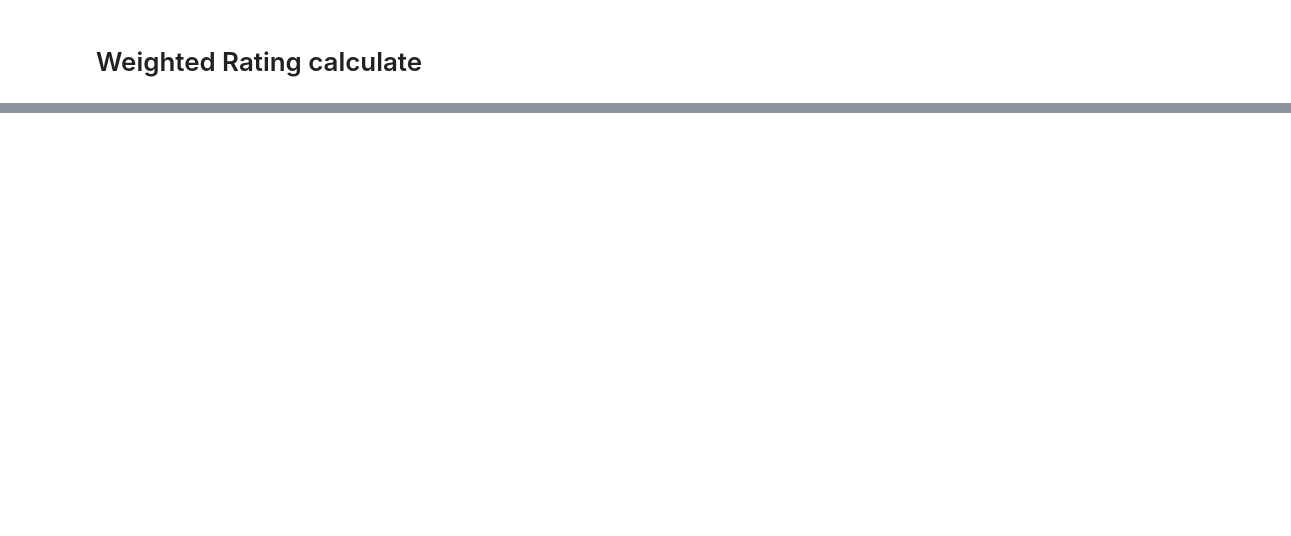
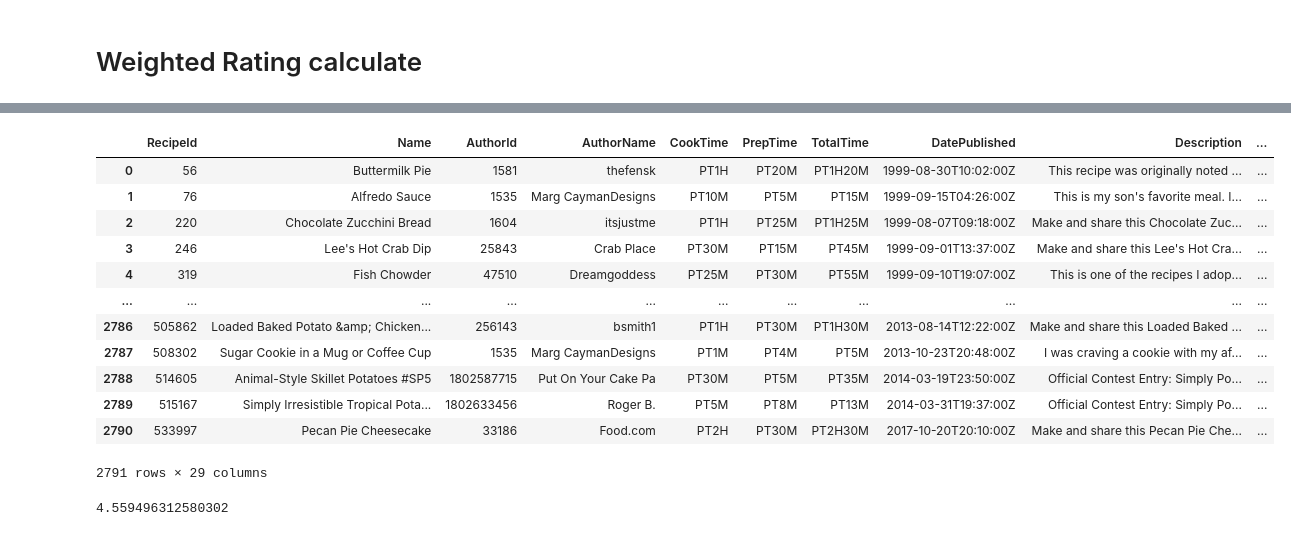
Before and after one commit to dumpfordummy/BACS2003-Recipe-Recommendation, a Jupyter notebook: Engage-22-Project-Bongrub-main/Engage-22-Project-Bongrub-main/CollaborativeModel.ipynb, the cells around one changed output, grey strips where cells are left out. Saved outputs shown, nothing was run; the diff lists cells and outputs as text; code cells hidden in the pictures; blank space fills up the shorter version.

```diff
--- a/Engage-22-Project-Bongrub-main/Engage-22-Project-Bongrub-main/CollaborativeModel.ipynb
+++ b/Engage-22-Project-Bongrub-main/Engage-22-Project-Bongrub-main/CollaborativeModel.ipynb
@@ -204,11 +265,28 @@ m = threshold
 # %%
 # Creating and merging smaller recipes dataframe with individual rating counts for a recipe
 #recipesSubDataFrame = recipes.iloc[:9000]
 weightedPopularRecipes = recipes.merge(RatingCounts, on='RecipeId')
+weightedPopularRecipes
+# %% [output]
+|  | RecipeId | Name | AuthorId | AuthorName | CookTime | PrepTime | TotalTime | DatePublished | Description | ... |
+| 0 | 56 | Buttermilk Pie | 1581 | thefensk | PT1H | PT20M | PT1H20M | 1999-08-30T10:02:00Z | This recipe was originally noted ... | ... |
+| 1 | 76 | Alfredo Sauce | 1535 | Marg CaymanDesigns | PT10M | PT5M | PT15M | 1999-09-15T04:26:00Z | This is my son's favorite meal. I... | ... |
+| 2 | 220 | Chocolate Zucchini Bread | 1604 | itsjustme | PT1H | PT25M | PT1H25M | 1999-08-07T09:18:00Z | Make and share this Chocolate Zuc... | ... |
+| 3 | 246 | Lee's Hot Crab Dip | 25843 | Crab Place | PT30M | PT15M | PT45M | 1999-09-01T13:37:00Z | Make and share this Lee's Hot Cra... | ... |
+| 4 | 319 | Fish Chowder | 47510 | Dreamgoddess | PT25M | PT30M | PT55M | 1999-09-10T19:07:00Z | This is one of the recipes I adop... | ... |
+| ... | ... | ... | ... | ... | ... | ... | ... | ... | ... | ... |
+| 2786 | 505862 | Loaded Baked Potato &amp; Chicken... | 256143 | bsmith1 | PT1H | PT30M | PT1H30M | 2013-08-14T12:22:00Z | Make and share this Loaded Baked ... | ... |
+| 2787 | 508302 | Sugar Cookie in a Mug or Coffee Cup | 1535 | Marg CaymanDesigns | PT1M | PT4M | PT5M | 2013-10-23T20:48:00Z | I was craving a cookie with my af... | ... |
+| 2788 | 514605 | Animal-Style Skillet Potatoes #SP5 | 1802587715 | Put On Your Cake Pa | PT30M | PT5M | PT35M | 2014-03-19T23:50:00Z | Official Contest Entry: Simply Po... | ... |
+| 2789 | 515167 | Simply Irresistible Tropical Pota... | 1802633456 | Roger B. | PT5M | PT8M | PT13M | 2014-03-31T19:37:00Z | Official Contest Entry: Simply Po... | ... |
+| 2790 | 533997 | Pecan Pie Cheesecake | 33186 | Food.com | PT2H | PT30M | PT2H30M | 2017-10-20T20:10:00Z | Make and share this Pecan Pie Che... | ... |
+2791 rows × 29 columns
 # %%
-RatingAverages = weightedPopularRecipes[weightedPopularRecipes['AggregatedRating'].notnull()]['AggregatedRating'].astype('int')
+RatingAverages = recipes[recipes['AggregatedRating'].notnull()]['AggregatedRating'].astype('int')
 C = RatingAverages.mean()
 C
+# %% [output]
+4.559496312580302
 # %%
 # Columns selected to appear in shortlisted dataframe are RecipeId, Name, RecipeCategory, AggregatedRating, Rating, and ReviewCount
 qualifiedRecipes = weightedPopularRecipes[(weightedPopularRecipes['Rating'] >= threshold) & (weightedPopularRecipes['Rating'].notnull()) & (weightedPopularRecipes['AggregatedRating'].notnull())][['RecipeId', 'Name', 'RecipeCategory', 'AggregatedRating', 'Rating', 'ReviewCount']]
```
Also changed, not shown: parts of 11 cells of this notebook, 4 other files.
